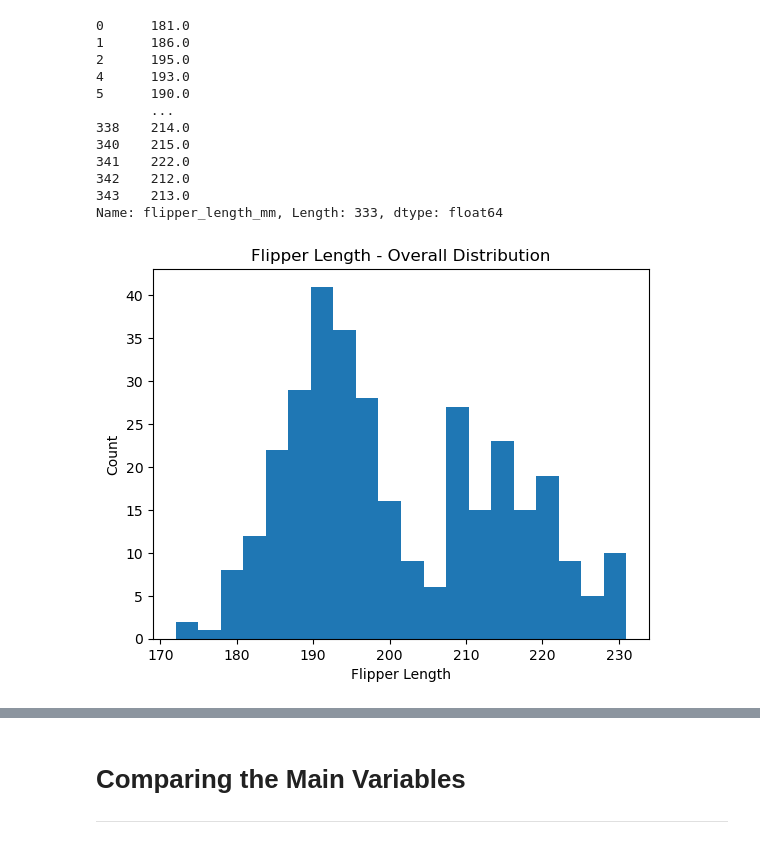
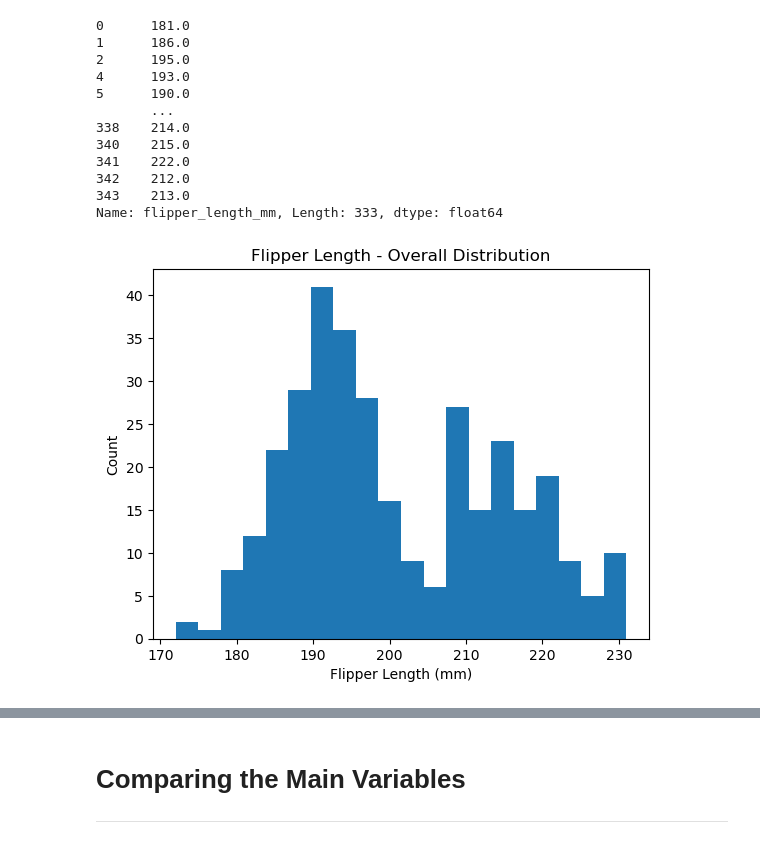
Before and after one commit to NeilTynan/8634, a Jupyter notebook: penguins.ipynb, the cells around one changed output, grey strips where cells are left out. Cells and saved outputs as stored; diff of their text form; code cells hidden in the pictures.

```diff
--- a/penguins.ipynb
+++ b/penguins.ipynb
@@ -213,9 +197,9 @@ print(flen)
 Name: flipper_length_mm, Length: 333, dtype: float64
 # %%
 plt.hist(flen, bins=20)
-plt.xlabel('Flipper Length')
+plt.xlabel('Flipper Length (mm)')
 plt.ylabel('Count')
 plt.title('Flipper Length - Overall Distribution')
 plt.show()
 # %% [output]
-[figure, old version]
+[figure, new version]
```
Also changed, not shown: parts of 3 cells of this notebook.
